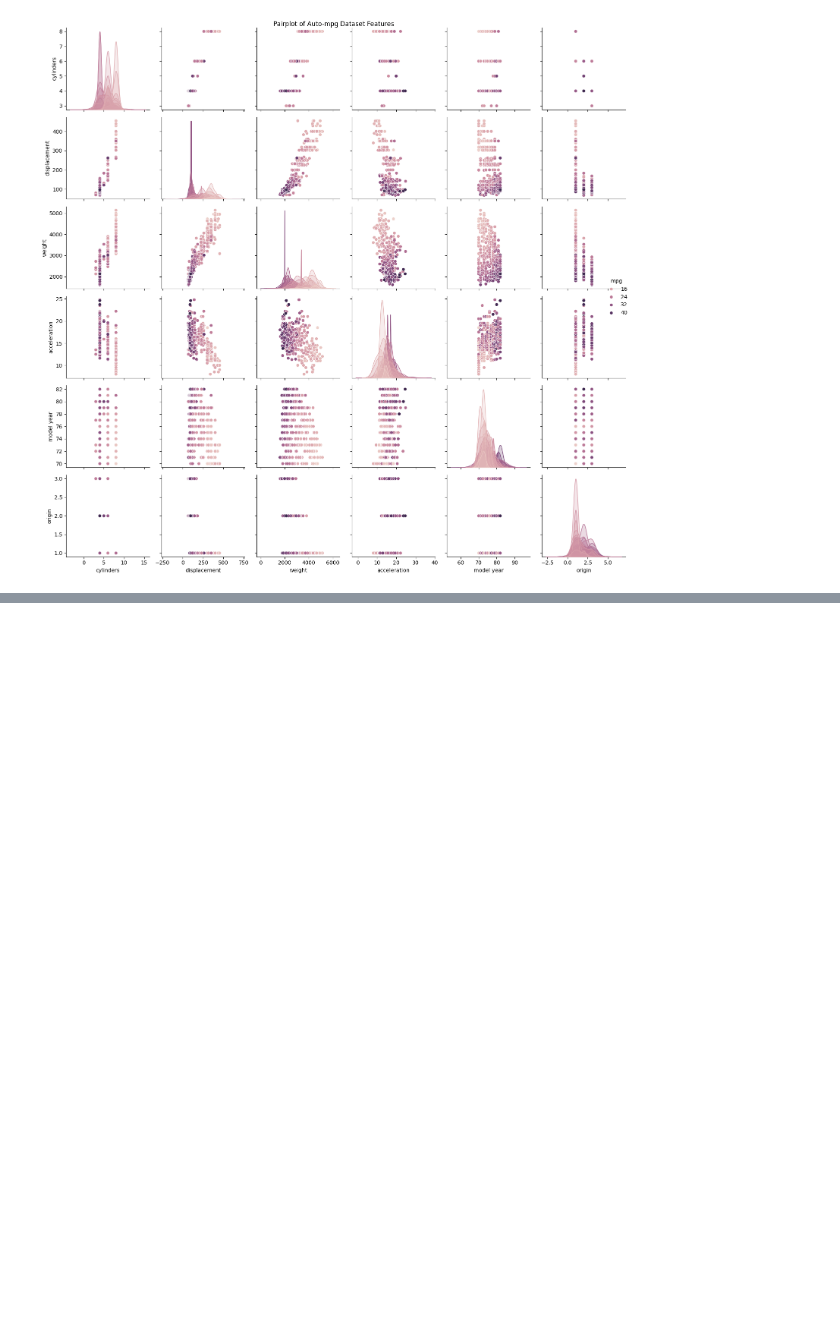
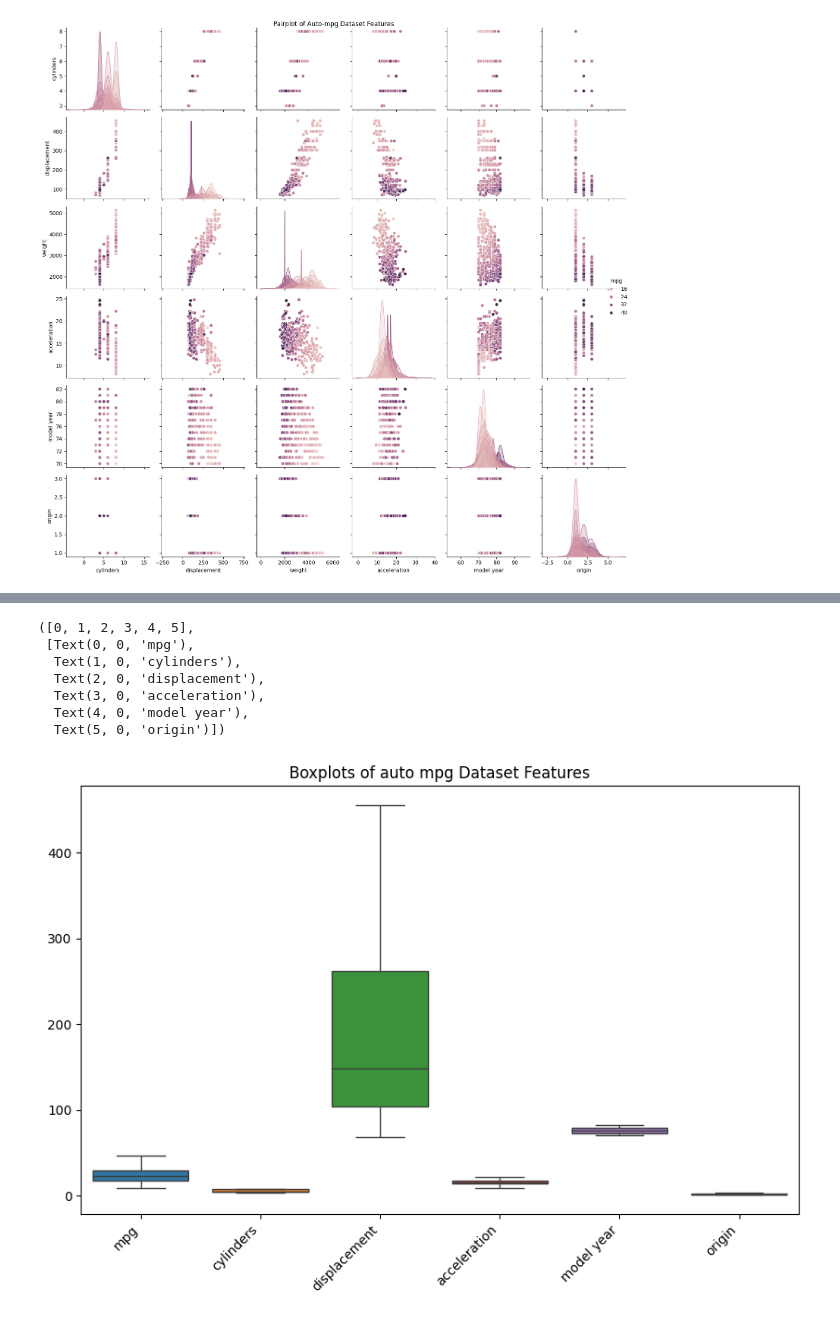
Before and after one commit to Carnit/Machine_learning, a Jupyter notebook: LAB_3/auto_mpg.ipynb, the cells around one changed output, grey strips where cells are left out. Drawn from its saved outputs; the diff is of its cells as text; code cells hidden in the pictures; blank space fills up the shorter version.

```diff
--- a/LAB_3/auto_mpg.ipynb
+++ b/LAB_3/auto_mpg.ipynb
@@ -115,0 +173,3 @@ plt.tight_layout()
+# %%
+df1 = df.drop('weight',axis = 1)
+df1
@@ -115,0 +190,14 @@ plt.tight_layout()
+# %%
+plt.figure(figsize=(10, 6))
+sns.boxplot(data=df1)
+plt.title('Boxplots of auto mpg Dataset Features')
+plt.xticks(rotation=45, ha='right')
+# %% [output]
+([0, 1, 2, 3, 4, 5],
+ [Text(0, 0, 'mpg'),
+  Text(1, 0, 'cylinders'),
+  Text(2, 0, 'displacement'),
+  Text(3, 0, 'acceleration'),
+  Text(4, 0, 'model year'),
+  Text(5, 0, 'origin')])
+[figure, added]
```
Also changed, not shown: parts of 5 cells of this notebook, 11 other files.
